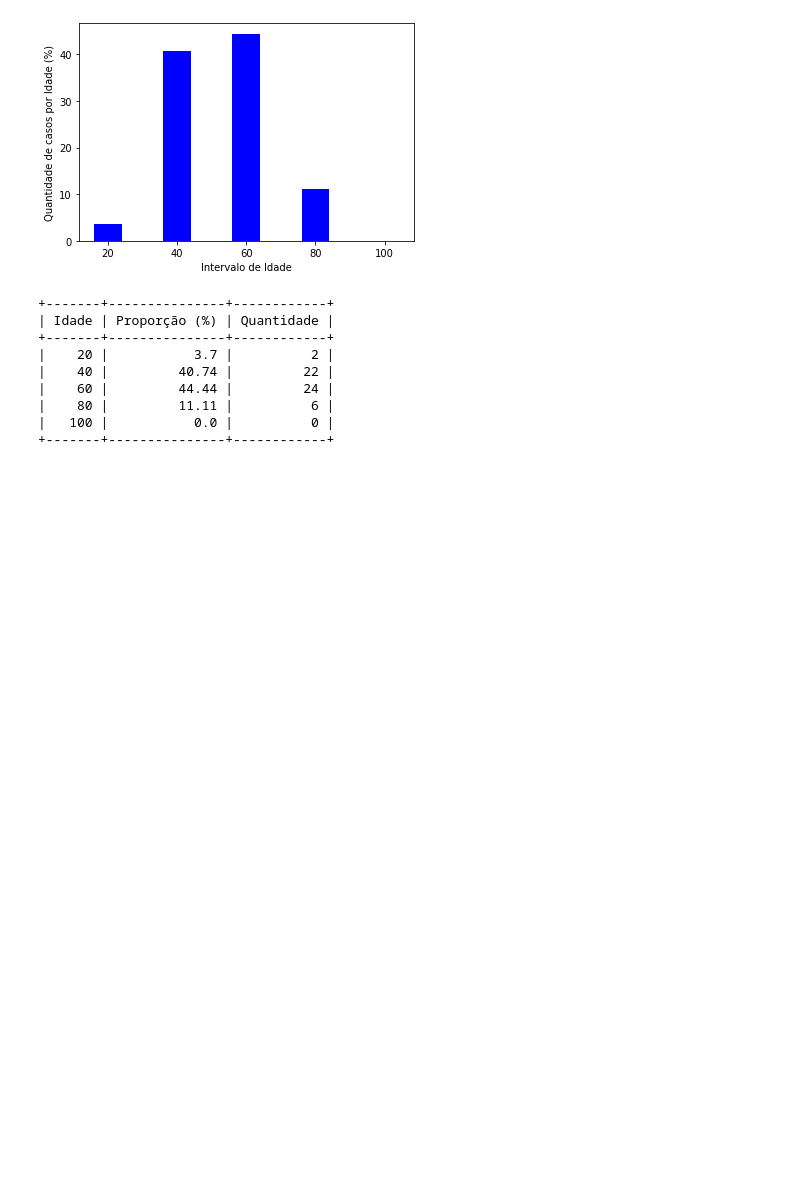
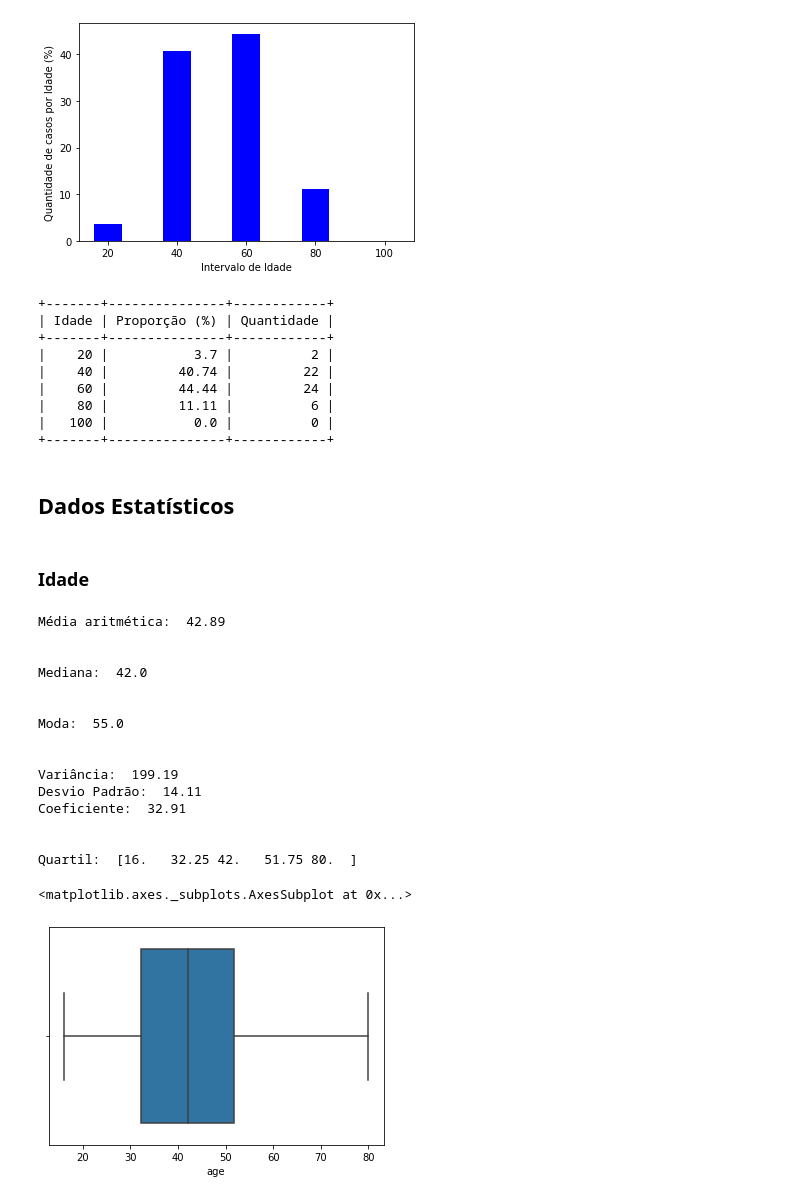
Before and after one commit to rbdlm/Covid, a Jupyter notebook: Covid.ipynb, the cells around one changed output. Cells and saved outputs as stored; diff of their text form; code cells hidden in the pictures; blank space fills up the shorter version.

```diff
--- a/Covid.ipynb
+++ b/Covid.ipynb
@@ -224,3 +235,46 @@ print(x)
 |    80 |         11.11 |          6 |
 |   100 |           0.0 |          0 |
 +-------+---------------+------------+
+# %% [markdown]
+## Dados Estatísticos
+# %%
+def cv(n):
+  return round(100*st.stdev(n)/st.mean(n), 2)
+# %% [markdown]
+### Idade
+# %%
+print('Média aritmética: ', round(st.mean(df_covid['age']),2))
+print('\n')
+print('Mediana: ', st.median(df_covid['age']))
+print('\n')
+print('Moda: ', st.mode(df_covid['age']))
+print('\n')
+print('Variância: ', round(st.variance(df_covid['age']),2))
+print('Desvio Padrão: ', round(st.stdev(df_covid['age']),2))
+print('Coeficiente: ', cv(df_covid['age']))
+print('\n')
+print('Quartil: ', np.quantile(df_covid['age'], [0, 0.25, 0.5, 0.75, 1]))
+
+print('\n')
+
+# print(stats.describe(df_covid['age']))
+
+sns.boxplot(df_covid['age'])
+# %% [output]
+Média aritmética:  42.89
+
+
+Mediana:  42.0
+
+
+Moda:  55.0
+
+
+Variância:  199.19
+Desvio Padrão:  14.11
+Coeficiente:  32.91
+
+
+Quartil:  [16.   32.25 42.   51.75 80.  ]
+<matplotlib.axes._subplots.AxesSubplot at 0x...>
+[figure, added]
```
Also changed, not shown: parts of 19 cells of this notebook.
